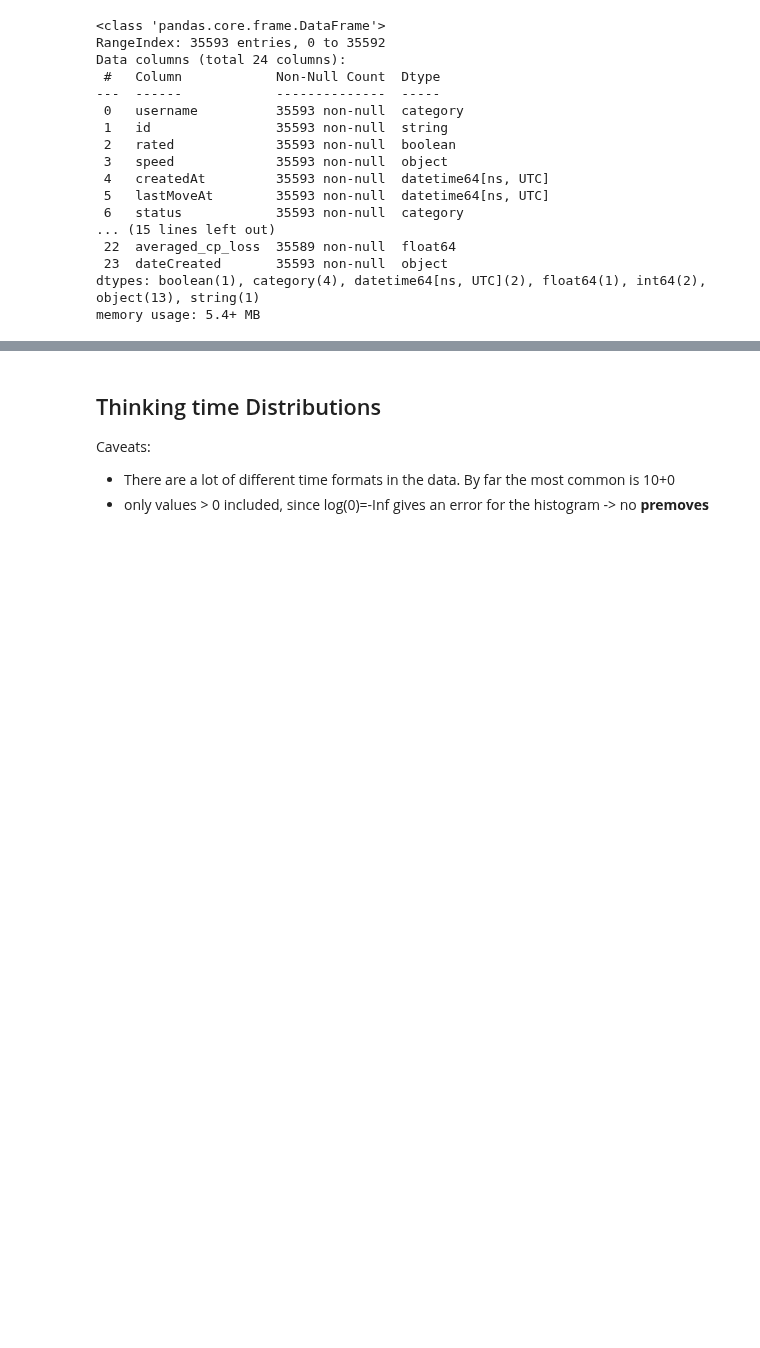
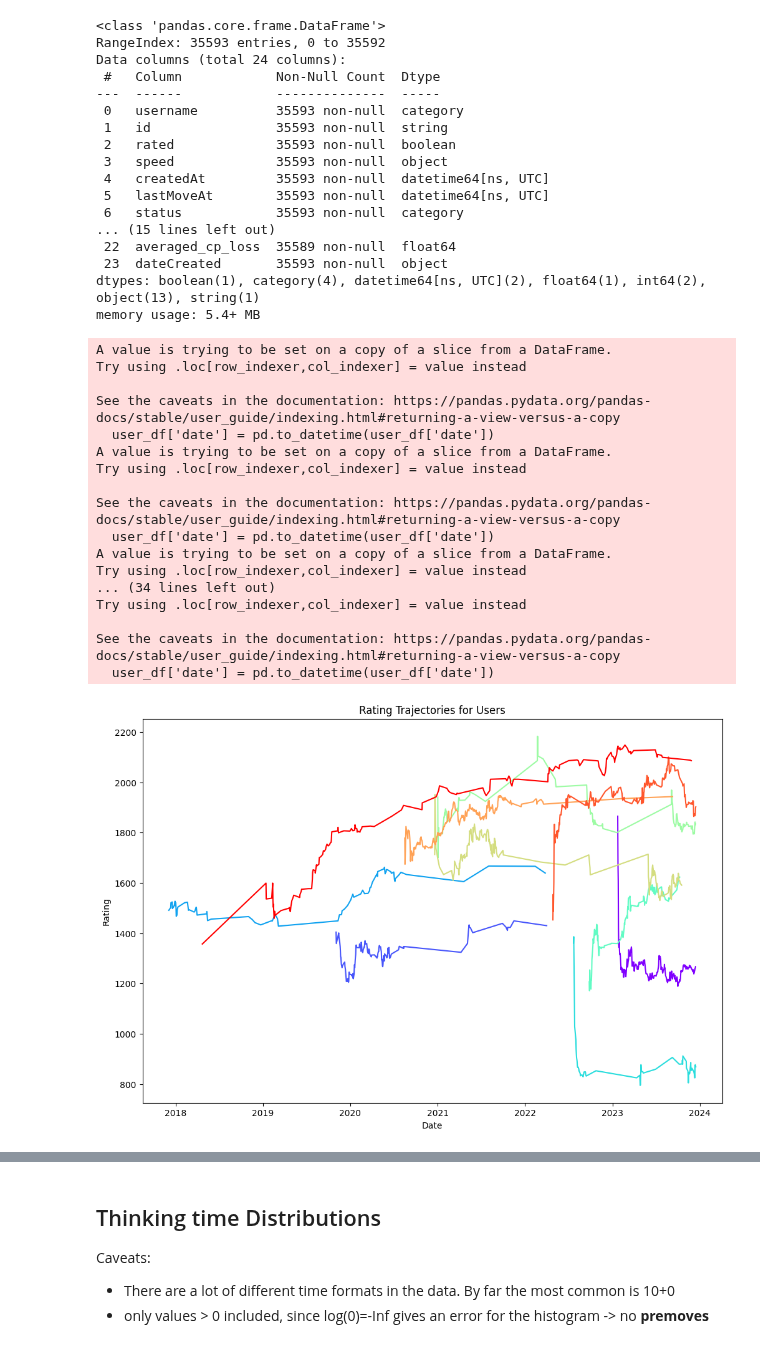
Before and after one commit to philipp-hellwig/online-chess-data, a Jupyter notebook: code/Exploratory_analyses.ipynb, the cells around one changed output, grey strips where cells are left out. Saved outputs shown, nothing was run; the diff lists cells and outputs as text; code cells hidden in the pictures; blank space fills up the shorter version.

```diff
--- a/code/Exploratory_analyses.ipynb
+++ b/code/Exploratory_analyses.ipynb
@@ -15,11 +16,11 @@ import pingouin as pg
 # %%
 # get puzzle ratings:
 puzzles = pd.read_csv("../data/puzzle_ratings_Dec15.csv")
-puzzles["date"] = puzzles["date"].apply(pd.Timestamp).reset_index(drop=True, inplace=True)
+# puzzles["date"] = puzzles["date"].apply(pd.Timestamp)
 
 # get rapid ratings:
 ratings = pd.read_csv("../data/rapid_ratings_Dec15.csv")
-ratings["date"] = ratings["date"].apply(pd.Timestamp).reset_index(drop=True, inplace=True)
+#ratings["date"] = ratings["date"].apply(pd.Timestamp).reset_index(drop=True, inplace=True)
 
 # get rapid games:
 rapid_games = pd.read_csv("../data/rapid_games_Dec15final.csv")
@@ -69,3 +70,49 @@ puzzles = puzzles[puzzles["date"] > pd.Timestamp(year=latest_date.year, month=la
 
 latest_date = ratings["date"].max()
 ratings = ratings[ratings["date"] > pd.Timestamp(year=latest_date.year, month=latest_date.month - 6, day=latest_date.day)]
+# %%
+ratings["date"] = ratings["date"].apply(pd.Timestamp)
+# %%
+import pandas as pd
+import matplotlib.pyplot as plt
+
+users = random.sample(list(ratings.username.unique()), k=10)
+color = iter(plt.cm.rainbow(np.linspace(0, 1, len(users))))
+
+plt.figure(figsize=(12, 8))
+
+for i, user in enumerate(users):
+    # Filter DataFrame for the specified user
+    user_df = ratings[ratings['username'] == user]
+
+    # Ensure 'date' column is of type pd.Timestamp
+    user_df['date'] = pd.to_datetime(user_df['date'])
+
+    # Sort DataFrame by 'date'
+    user_df = user_df.sort_values(by='date')
+
+    # Plotting with different colors
+    plt.plot(user_df['date'], user_df['rating'], linestyle='-', color=next(color), label=user)
+
+plt.xlabel('Date')
+plt.ylabel('Rating')
+plt.show()
+# %% [output]
+A value is trying to be set on a copy of a slice from a DataFrame.
+Try using .loc[row_indexer,col_indexer] = value instead
+
+See the caveats in the documentation: https://pandas.pydata.org/pandas-docs/stable/user_guide/indexing.html#returning-a-view-versus-a-copy
+  user_df['date'] = pd.to_datetime(user_df['date'])
+A value is trying to be set on a copy of a slice from a DataFrame.
+Try using .loc[row_indexer,col_indexer] = value instead
+
+See the caveats in the documentation: https://pandas.pydata.org/pandas-docs/stable/user_guide/indexing.html#returning-a-view-versus-a-copy
+  user_df['date'] = pd.to_datetime(user_df['date'])
+A value is trying to be set on a copy of a slice from a DataFrame.
+Try using .loc[row_indexer,col_indexer] = value instead
+... (34 lines left out)
+Try using .loc[row_indexer,col_indexer] = value instead
+
+See the caveats in the documentation: https://pandas.pydata.org/pandas-docs/stable/user_guide/indexing.html#returning-a-view-versus-a-copy
+  user_df['date'] = pd.to_datetime(user_df['date'])
+[figure, added]
```
Also changed, not shown: parts of 4 cells of this notebook, 4 other files.
